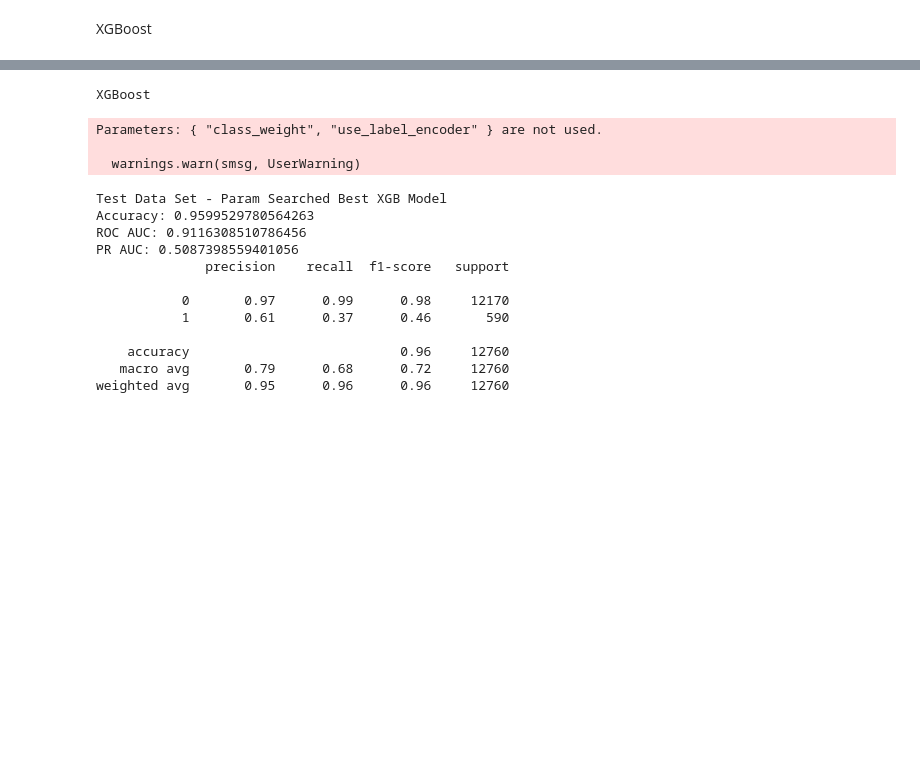
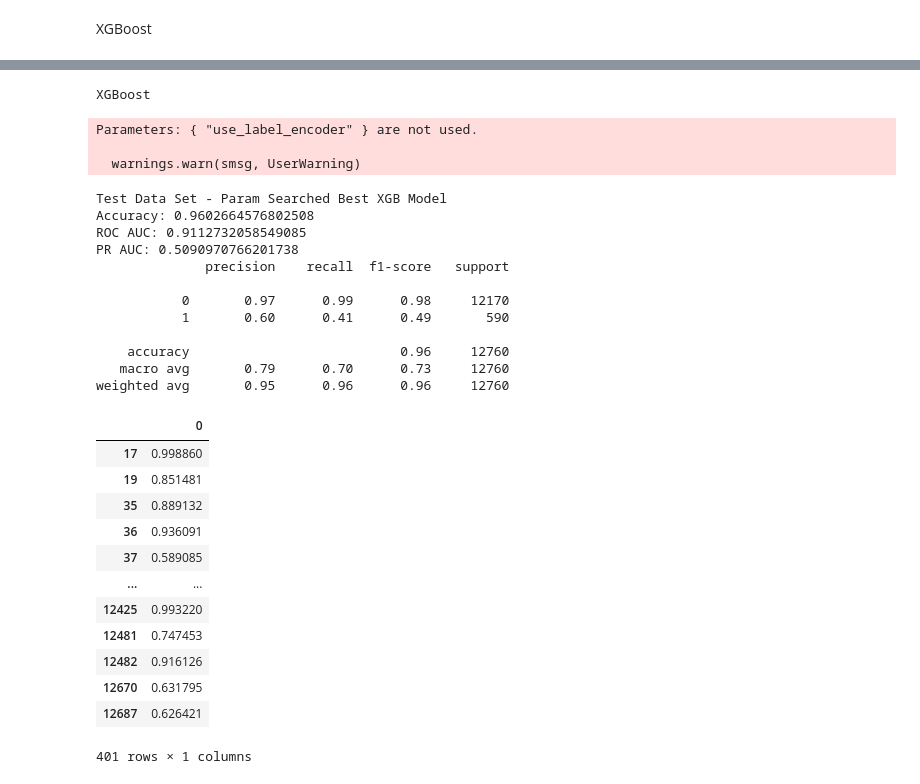
Before and after one commit to yunethiri/DSA4262-geneandtonic, a Jupyter notebook: notebooks/training_xgb_v2.ipynb, the cells around one changed output, grey strips where cells are left out. Cells and saved outputs as stored; diff of their text form; code cells hidden in the pictures; blank space fills up the shorter version.

```diff
--- a/training_xgb_v2.ipynb
+++ b/notebooks/training_xgb_v2.ipynb
@@ -440,8 +465,14 @@ pos_weight = sum(class_weights.values()) / sum(class_weights.keys())
 # %%
 best_params = {'subsample': 0.8, 'n_estimators': 800, 'max_depth': 9, 'learning_rate': 0.1, 'gamma': 0, 'colsample_bytree': 0.8}
+#best_params = {'subsample': 0.9, 'n_estimators': 1000, 'max_depth': 11, 'learning_rate': 0.05, 'gamma': 0, 'colsample_bytree': 0.9}
+#best_params = {'subsample': 0.9, 'n_estimators': 1100, 'min_child_weight': 6, 'max_depth': 13, 'max_delta_step': 0, 'learning_rate': 0.01, 'gamma': 0, 'colsample_bytree': 0.8}
 
 print("XGBoost")
-model = XGBClassifier(use_label_encoder=False, scale_pos_weight = pos_weight, class_weight = class_weights, eval_metric='logloss', **best_params)
+model = XGBClassifier(
+    use_label_encoder=False,
+    scale_pos_weight = pos_weight,
+    eval_metric='logloss',
+    **best_params)
 model.fit(X_train_scaled, y_train)
 
 y_pred = model.predict(X_test_scaled)
@@ -463,18 +494,18 @@ print(report)
 model_xgb = model
 # %% [output]
 XGBoost
-Parameters: { "class_weight", "use_label_encoder" } are not used.
+Parameters: { "use_label_encoder" } are not used.
 
   warnings.warn(smsg, UserWarning)
 Test Data Set - Param Searched Best XGB Model
-Accuracy: 0.9599529780564263
-ROC AUC: 0.9116308510786456
-PR AUC: 0.5087398559401056
+Accuracy: 0.9602664576802508
+ROC AUC: 0.9112732058549085
+PR AUC: 0.5090970766201738
               precision    recall  f1-score   support
 
            0       0.97      0.99      0.98     12170
-           1       0.61      0.37      0.46       590
+           1       0.60      0.41      0.49       590
 
     accuracy                           0.96     12760
-   macro avg       0.79      0.68      0.72     12760
+   macro avg       0.79      0.70      0.73     12760
 weighted avg       0.95      0.96      0.96     12760
@@ -480,0 +514,18 @@ weighted avg       0.95      0.96      0.96     12760
+# %%
+check = pd.read_csv('output_xgb_v2.csv', header = None)
+# %%
+check[check[0]>0.5]
+# %% [output]
+|  | 0 |
+| 17 | 0.998860 |
+| 19 | 0.851481 |
+| 35 | 0.889132 |
+| 36 | 0.936091 |
+| 37 | 0.589085 |
+| ... | ... |
+| 12425 | 0.993220 |
+| 12481 | 0.747453 |
+| 12482 | 0.916126 |
+| 12670 | 0.631795 |
+| 12687 | 0.626421 |
+401 rows × 1 columns
```
Also changed, not shown: parts of 7 cells of this notebook, 5 other files.
